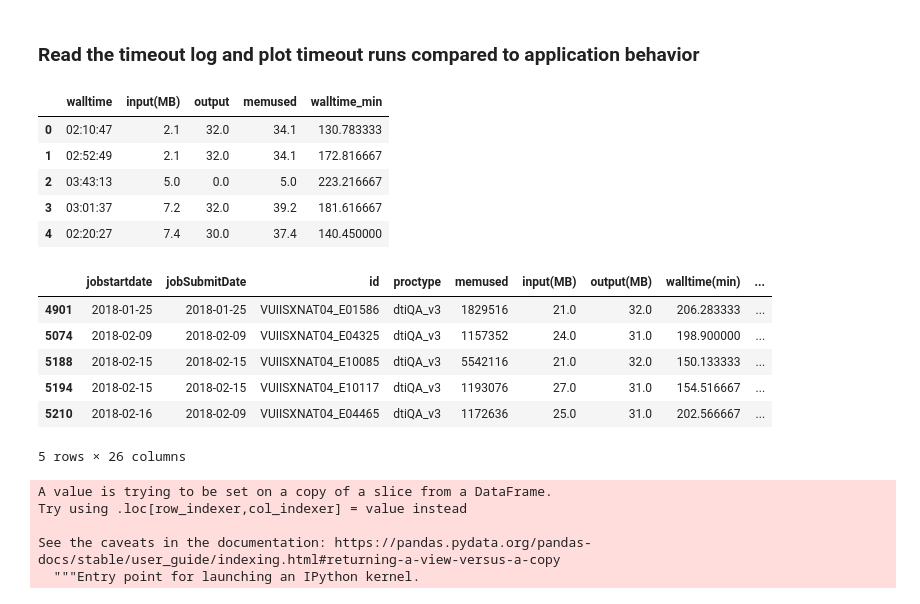
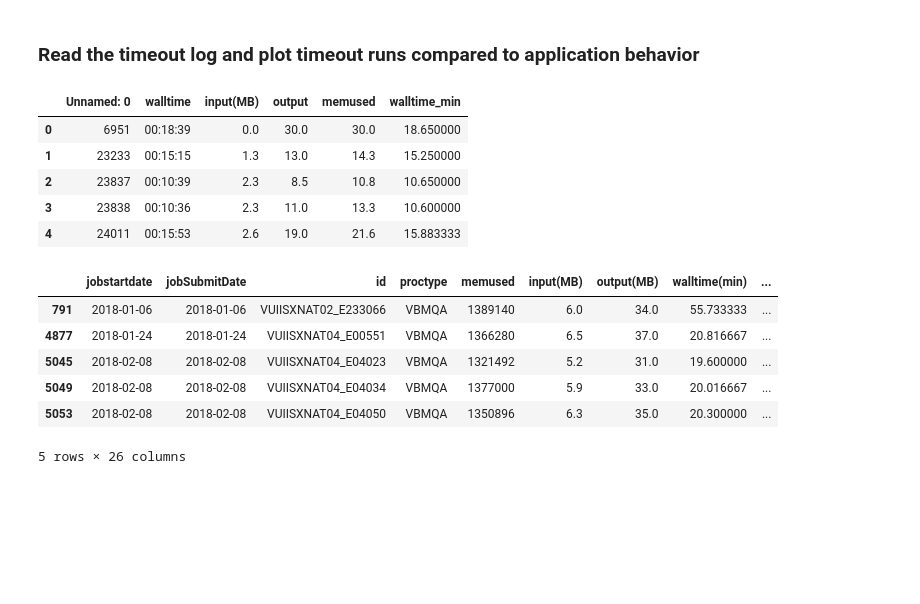
Before and after one commit to vanderbiltscl/SpeculativeScheduling, a Jupyter notebook: iSBatch_v1.0/xnat_analysis.ipynb, the cells around one changed output. Drawn from its saved outputs; the diff is of its cells as text; code cells hidden in the pictures; blank space fills up the shorter version.

```diff
--- a/iSBatch_v1.0/xnat_analysis.ipynb
+++ b/iSBatch_v1.0/xnat_analysis.ipynb
@@ -36,30 +62,30 @@ df['Timelimit_num'] = df.Timelimit_num.apply(time_converter)
 # %% [markdown]
 ### Read the timeout log and plot timeout runs compared to application behavior
 # %%
-dataset = "dtiQA_v3"
+dataset = "VBMQA"
 data = pd.Series(np.loadtxt("../workload/ACCRE/"+dataset+".out", delimiter=' '))
 # %%
-old_data = pd.read_csv("./%s_2016.csv" %(dataset))
+old_data = pd.read_csv("./2016_%s.csv" %(dataset))
 old_data["memused"] = old_data["input(MB)"] + old_data["output"]
 old_data['walltime_min'] = old_data['walltime'].astype(str)
 old_data['walltime_min'] = old_data.walltime_min.apply(time_converter, minute=True)
 old_data.head()
 # %% [output]
-|  | walltime | input(MB) | output | memused | walltime_min |
-| 0 | 02:10:47 | 2.1 | 32.0 | 34.1 | 130.783333 |
-| 1 | 02:52:49 | 2.1 | 32.0 | 34.1 | 172.816667 |
-| 2 | 03:43:13 | 5.0 | 0.0 | 5.0 | 223.216667 |
-| 3 | 03:01:37 | 7.2 | 32.0 | 39.2 | 181.616667 |
-| 4 | 02:20:27 | 7.4 | 30.0 | 37.4 | 140.450000 |
+|  | Unnamed: 0 | walltime | input(MB) | output | memused | walltime_min |
+| 0 | 6951 | 00:18:39 | 0.0 | 30.0 | 30.0 | 18.650000 |
+| 1 | 23233 | 00:15:15 | 1.3 | 13.0 | 14.3 | 15.250000 |
+| 2 | 23837 | 00:10:39 | 2.3 | 8.5 | 10.8 | 10.650000 |
+| 3 | 23838 | 00:10:36 | 2.3 | 11.0 | 13.3 | 10.600000 |
+| 4 | 24011 | 00:15:53 | 2.6 | 19.0 | 21.6 | 15.883333 |
 # %%
 reqtime = df[df.proctype == dataset]['Timelimit_num'].unique() # in seconds
 reqmem = df[df.proctype == dataset]['ReqMem_num'].unique() # in GB
 df[df.proctype == dataset].head()
 # %% [output]
 |  | jobstartdate | jobSubmitDate | id | proctype | memused | input(MB) | output(MB) | walltime(min) | ... |
-| 4901 | 2018-01-25 | 2018-01-25 | VUIISXNAT04_E01586 | dtiQA_v3 | 1829516 | 21.0 | 32.0 | 206.283333 | ... |
-| 5074 | 2018-02-09 | 2018-02-09 | VUIISXNAT04_E04325 | dtiQA_v3 | 1157352 | 24.0 | 31.0 | 198.900000 | ... |
-| 5188 | 2018-02-15 | 2018-02-15 | VUIISXNAT04_E10085 | dtiQA_v3 | 5542116 | 21.0 | 32.0 | 150.133333 | ... |
-| 5194 | 2018-02-15 | 2018-02-15 | VUIISXNAT04_E10117 | dtiQA_v3 | 1193076 | 27.0 | 31.0 | 154.516667 | ... |
-| 5210 | 2018-02-16 | 2018-02-09 | VUIISXNAT04_E04465 | dtiQA_v3 | 1172636 | 25.0 | 31.0 | 202.566667 | ... |
+| 791 | 2018-01-06 | 2018-01-06 | VUIISXNAT02_E233066 | VBMQA | 1389140 | 6.0 | 34.0 | 55.733333 | ... |
+| 4877 | 2018-01-24 | 2018-01-24 | VUIISXNAT04_E00551 | VBMQA | 1366280 | 6.5 | 37.0 | 20.816667 | ... |
+| 5045 | 2018-02-08 | 2018-02-08 | VUIISXNAT04_E04023 | VBMQA | 1321492 | 5.2 | 31.0 | 19.600000 | ... |
+| 5049 | 2018-02-08 | 2018-02-08 | VUIISXNAT04_E04034 | VBMQA | 1377000 | 5.9 | 33.0 | 20.016667 | ... |
+| 5053 | 2018-02-08 | 2018-02-08 | VUIISXNAT04_E04050 | VBMQA | 1350896 | 6.3 | 35.0 | 20.300000 | ... |
 5 rows × 26 columns
@@ -69,11 +98,7 @@ df = df[df.memused.apply(lambda x: x.isnumeric())]
 # %%
-df['memused'] =  pd.to_numeric(df['memused']) / 1024
+dfset['memused'] =  pd.to_numeric(dfset['memused']) / 1024
+if dataset not in mem_prop:
+    reqmem = reqmem * 1024
-# %% [output]
-A value is trying to be set on a copy of a slice from a DataFrame.
-Try using .loc[row_indexer,col_indexer] = value instead
-
-See the caveats in the documentation: https://pandas.pydata.org/pandas-docs/stable/user_guide/indexing.html#returning-a-view-versus-a-copy
-  """Entry point for launching an IPython kernel.
 # %%
 fig, ax = plt.subplots(figsize=(12,8))
 sns.set(font_scale=2)
```
Also changed, not shown: parts of 5 cells of this notebook.
